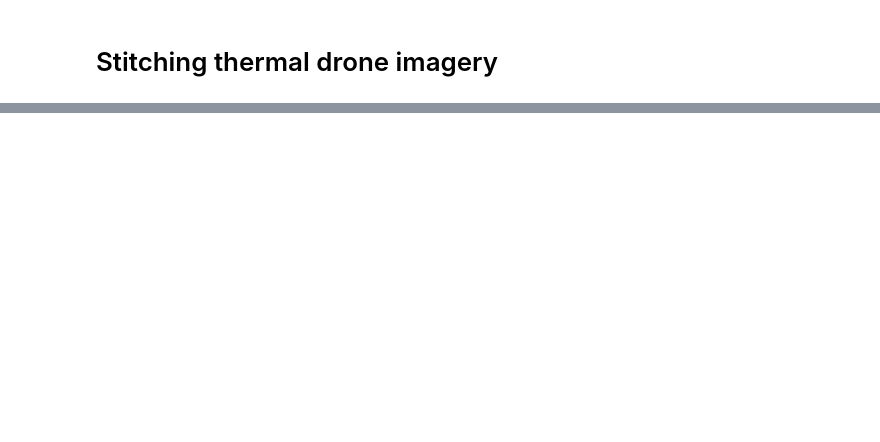
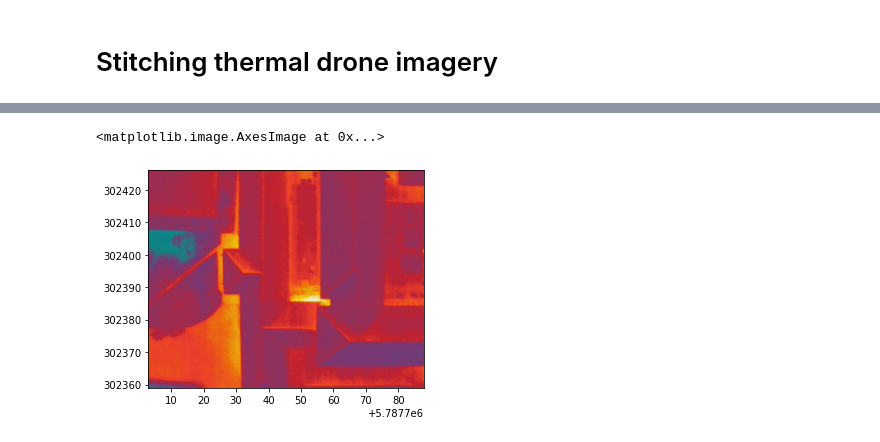
Before and after one commit to luke-scot/s4-thermal, a Jupyter notebook: drone-thermal-addition.ipynb, the cells around one changed output, grey strips where cells are left out. Drawn from its saved outputs; the diff is of its cells as text; code cells hidden in the pictures; blank space fills up the shorter version.

Commit message:
xy merge updates

```diff
--- a/drone-thermal-addition.ipynb
+++ b/drone-thermal-addition.ipynb
@@ -5,11 +5,12 @@
 imgDir = 'data/lsm/Flight 1 - Library/'
 pathFile = 'data/lsm/Flight 1.csv'
 utcDiff = -1
-pathColumns = ['timestamp','latitude','longitude','altitude(m)','temperature(F)']
+pathColumns = ['timestamp','latitude','longitude','altitude(m)','pitch(deg)','roll(deg)','yaw(deg)']
 minAlt, maxAlt, altCol = 119.7, 120.3, 'altitude(m)'
 imgTimes = [1619811011923,1619811099149] # Specify times if wanted
 utmZone, hemisphere = '31n', 'north'
 pxSize = 0.27 # pixel size (m) - for now
+distFilt = False
 resolutions = [2, 6, 60]
 # %%
 # Import packages
@@ -56,0 +94,27 @@ merged['x'], merged['y'] = myProj(merged['longitude'].values, merged['latitude']
+# %%
+# Single image
+val = 0.27
+downsample = int(np.floor(val/pxSize))
+imgEx = ro.open(merged.iloc[0]['imgPath'])
+read = imgEx.read()
+imgExArr = np.dstack((read[0],read[1],read[2]))
+ds_array = imgExArr/255
+rEx = block_reduce(ds_array[:, :, 0], (downsample, downsample), np.mean)
+
+# Get x,y coordinates for each pixel
+yCoords, xCoords = [(np.array(range(rEx.shape[i]))-(rEx.shape[i]/2))*val+val/2 for i in [0,1]]
+xq, yq = int(np.floor(len(xCoords)/4)), int(np.floor(len(yCoords)/4))
+xmCoords, ymCoords = np.meshgrid(xCoords[xq:3*xq],yCoords[yq:3*yq])
+xmcr, ymcr = xmCoords.reshape(-1,1), ymCoords.reshape(-1,1)
+
+row = merged.iloc[5]
+impImg = ro.open(row.imgPath)
+img = impImg.read()[:,yq:3*yq,xq:3*xq]
+imgst = np.dstack((img[0],img[1],img[2]))/255
+total = np.concatenate((xmcr+row.xc, ymcr+row.yc,imgst[:,:,0].reshape(-1,1),imgst[:,:,1].reshape(-1,1),imgst[:,:,2].reshape(-1,1)),axis=-1)
+extent = (np.ceil(min(total[:,0])), np.floor(max(total[:,0])),np.ceil(min(total[:,1])),np.floor(max(total[:,1])))# minx, maxx, miny, maxy = min(total[:,0]), max(total[:,0]), min(total[:,1]), max(total[:,1])
+rs = np.dstack((total[:,2].reshape(2*yq,2*xq),total[:,3].reshape(2*yq,2*xq),total[:,4].reshape(2*yq,2*xq)))
+plt.imshow(rs,extent=extent)
+# %% [output]
+<matplotlib.image.AxesImage at 0x...>
+[figure, added]
```
Also changed, not shown: parts of 13 cells of this notebook, 2 other files.
